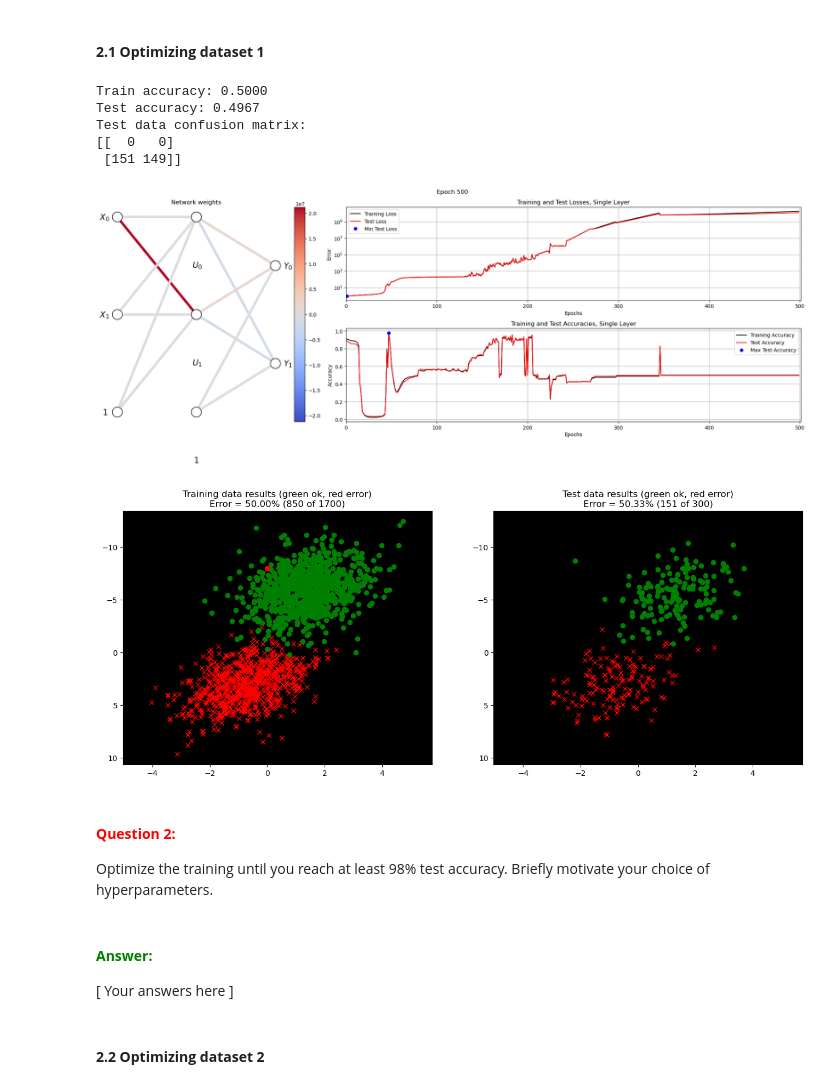
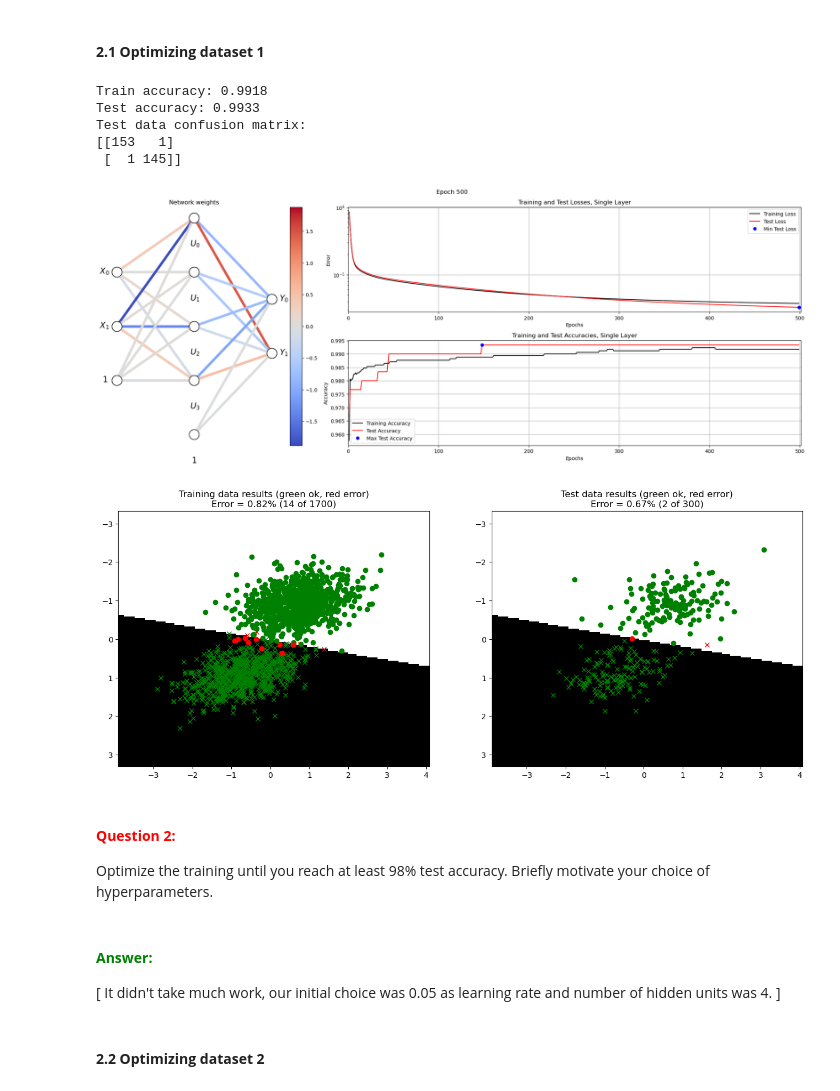
Before and after one commit to OliverGreen27/NNLabs, a Jupyter notebook: LabCode/A1_Supervised/main3_MultiLayer.ipynb, the cells around one changed output. Cells and saved outputs as stored; diff of their text form; code cells hidden in the pictures.

```diff
--- a/LabCode/A1_Supervised/main3_MultiLayer.ipynb
+++ b/LabCode/A1_Supervised/main3_MultiLayer.ipynb
@@ -63,7 +63,7 @@ def forward(X, W1, B1, W2, B2, useTanhOutput=False):
 
     U = np.tanh(X@W1 + B1)
 
-    Y = U@W2 + B2
+    Y = np.tanh(U@W2 + B2)
 
     # ============================================
 
@@ -106,17 +106,24 @@ def backward(W1, B1, W2, B2, X, U, Y, D, useTanhOutput=False):
     # --------------------------------------------
     # === Your code here =========================
     # --------------------------------------------
+    # Gradient for the output layer
+    dz2 = D-Y
+    GradW2 = -2/N * dz2.T@U
+    #GradW2 = 2/N * (Y-D).T@U
 
-    # Gradient for the output layer
-    GradW2 = -2/N * (D-Y).T@U
-    GradB2 = -2/N * np.sum((D-Y), axis=0, keepdims=True)
+    #GradW2 = -2/N * (np.tanh(D)-np.tanh(Y)).T@U
+    GradB2 = -2/N * np.sum(dz2, axis=0, keepdims=True)
+    #GradB2 = 2/N * np.sum((np.tanh(D)-np.tanh(Y)), axis=0, keepdims=True)
 
-    # And the input layer
-    print(W2.shape)
-    print((D-Y).shape)
-    GradW1 = -2/N * (W2@(D-Y).T)*(1-U**2).T@X
+    # And the hidden layer
+    dz1 = dz2@W2.T * (1-np.tanh(X@W1+B1)**2)
+    GradW1 = -2/N * X.T@dz1
+    #GradW1 = 2/N * ((W2@(Y-D).T).T*(1-(X@W1 + B1)**2)).T@X
+
+    #GradW1 = -2/N * (W2@(D-Y).T)*(1-U**2).T@X
     #GradW1 = -2/N * (((D-Y))*(1-U**2)).T@X
-    GradB1 = -2/N * np.sum((D-Y)*(1-U**2), axis=0, keepdims=True)
+    GradB1 = -2/N * np.sum(dz1, axis=0, keepdims=True)
+    #GradB1 = 2/N * np.sum((D-Y)*(1-U**2), axis=0, keepdims=True)
 
     # ============================================
 
@@ -167,7 +174,7 @@ def update(W1, B1, W2, B2, GradW1, GradB1, GradW2, GradB2, params):
     # Update weights
     W1 = W1 - LR * GradW1
     B1 = B1 - LR * GradB1
-    W2 = W2 - LR * GradW2
+    W2 = W2 - LR * GradW2.T
     B2 = B2 - LR * GradB2
 
     # Uncomment this is you are working on the optional task on momentum.
@@ -359,44 +366,41 @@ def  trainMultiLayerOnDataset(datasetNr, testSplit, W1_0, B1_0, W2_0, B2_0, para
 # %%
 # --------------------------------------------
 # === Your code here =========================
 # --------------------------------------------
 nInputs  = 2
 nClasses = 2
-nHidden  = 2
+nHidden  = 4
 
 scale = 1 / max(1., (nInputs+nClasses)/2.)
 limit = np.sqrt(3.0 * scale)
 
 W1_0 = np.random.uniform(-limit, limit, size=(nInputs, nHidden))
 B1_0 = np.random.normal(0, 0.01, (1, nHidden))
 W2_0 = np.random.uniform(-limit, limit, size=(nHidden, nClasses))
 B2_0 = np.random.normal(0, 0.01, (1, nClasses))
 
-print(W1_0.shape)
-print(B1_0.shape)
-print(W2_0.shape)
-print(B2_0.shape)
 
-params = {"epochs": 500, "learningRate": 0.05, "normalize": False, "useTanhOutput": True}
+
+params = {"epochs": 500, "learningRate": 0.05, "normalize": True, "useTanhOutput": True}
 # ============================================
 
 trainMultiLayerOnDataset(1, 0.15, W1_0, B1_0, W2_0, B2_0, params)
 # %% [output]
-Train accuracy: 0.5000
-Test accuracy: 0.4967
+Train accuracy: 0.9918
+Test accuracy: 0.9933
 Test data confusion matrix:
-[[  0   0]
- [151 149]]
+[[153   1]
+ [  1 145]]
-[figure, old version]
+[figure, new version]
-[figure, old version]
+[figure, new version]
 # %% [markdown]
 #### **<span style="color:red">Question 2:</span>**
 
 Optimize the training until you reach at least 98% test accuracy. Briefly motivate your choice of hyperparameters.
-# %% [markdown]
-#### **<span style="color:green">Answer:</span>**
-
-\[ Your answers here \]
+# %% [markdown]
+#### **<span style="color:green">Answer:</span>**
+
+\[ It didn't take much work, our initial choice was 0.05 as learning rate and number of hidden units was 4.  \]
 # %% [markdown]
 #### **2.2 Optimizing dataset 2**
 # %%
```
Also changed, not shown: parts of 7 cells of this notebook.
